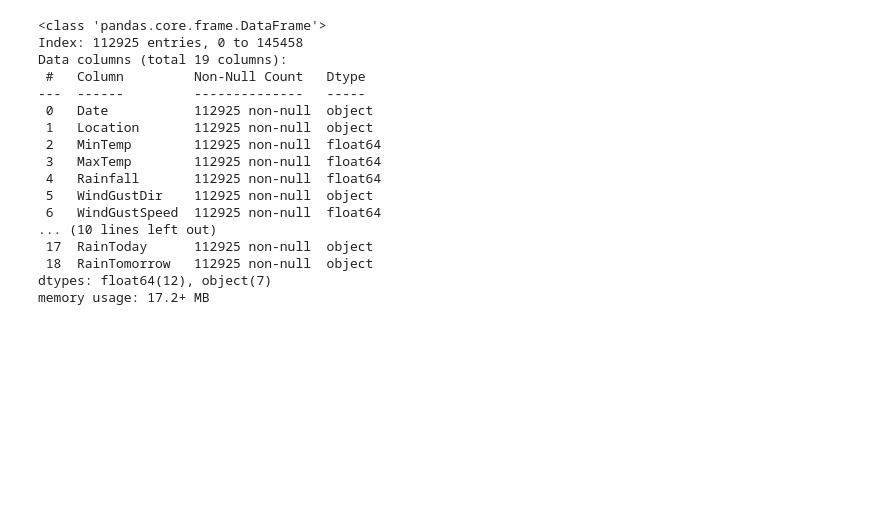
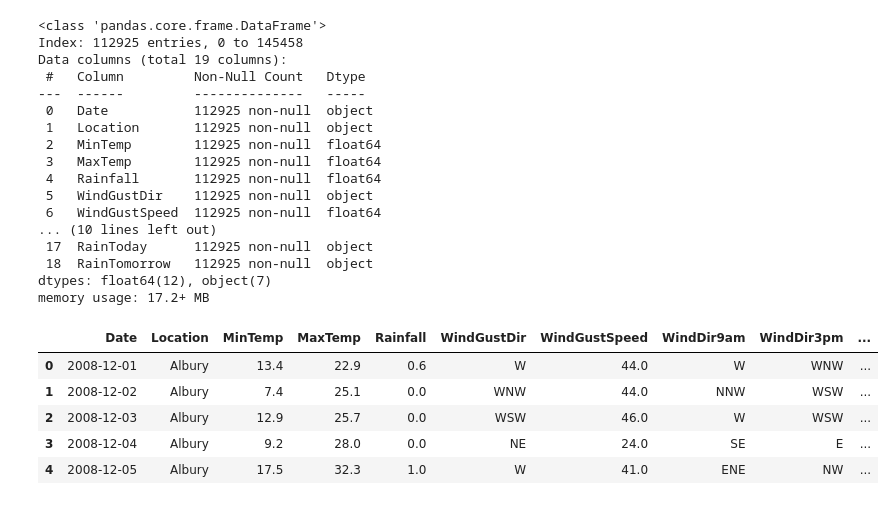
Before and after one commit to muhakazm/dev-ds, a Jupyter notebook: prj-data-rain-prediction/Australia.ipynb, the cells around one changed output. Saved outputs shown, nothing was run; the diff lists cells and outputs as text; code cells hidden in the pictures; blank space fills up the shorter version.

```diff
--- a/prj-data-rain-prediction/Australia.ipynb
+++ b/prj-data-rain-prediction/Australia.ipynb
@@ -137,3 +137,13 @@ Data columns (total 19 columns):
  18  RainTomorrow   112925 non-null  object
 dtypes: float64(12), object(7)
 memory usage: 17.2+ MB
+# %%
+pd.set_option('display.max_columns', None)
+data_df.head()
+# %% [output]
+|  | Date | Location | MinTemp | MaxTemp | Rainfall | WindGustDir | WindGustSpeed | WindDir9am | WindDir3pm | ... |
+| 0 | 2008-12-01 | Albury | 13.4 | 22.9 | 0.6 | W | 44.0 | W | WNW | ... |
+| 1 | 2008-12-02 | Albury | 7.4 | 25.1 | 0.0 | WNW | 44.0 | NNW | WSW | ... |
+| 2 | 2008-12-03 | Albury | 12.9 | 25.7 | 0.0 | WSW | 46.0 | W | WSW | ... |
+| 3 | 2008-12-04 | Albury | 9.2 | 28.0 | 0.0 | NE | 24.0 | SE | E | ... |
+| 4 | 2008-12-05 | Albury | 17.5 | 32.3 | 1.0 | W | 41.0 | ENE | NW | ... |
```
Also changed, not shown: parts of 6 cells of this notebook.
